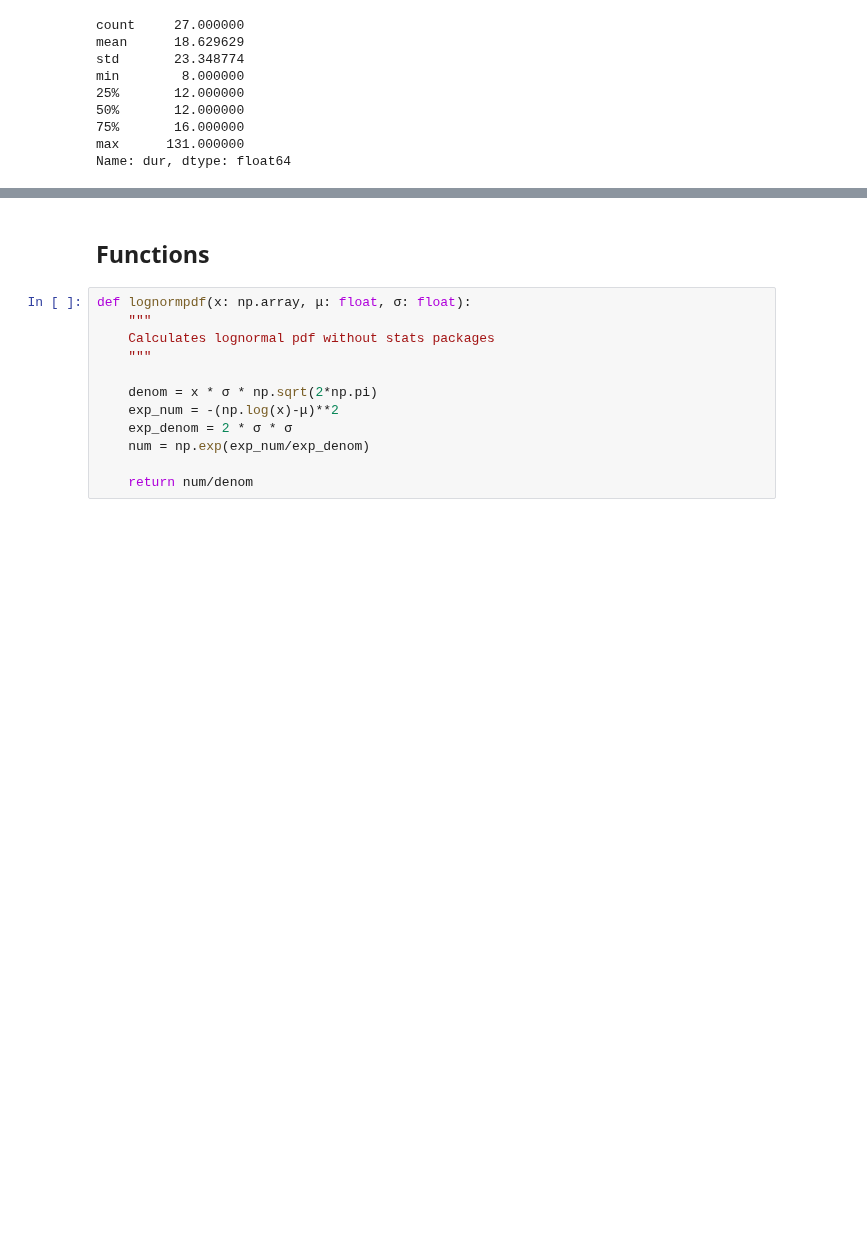
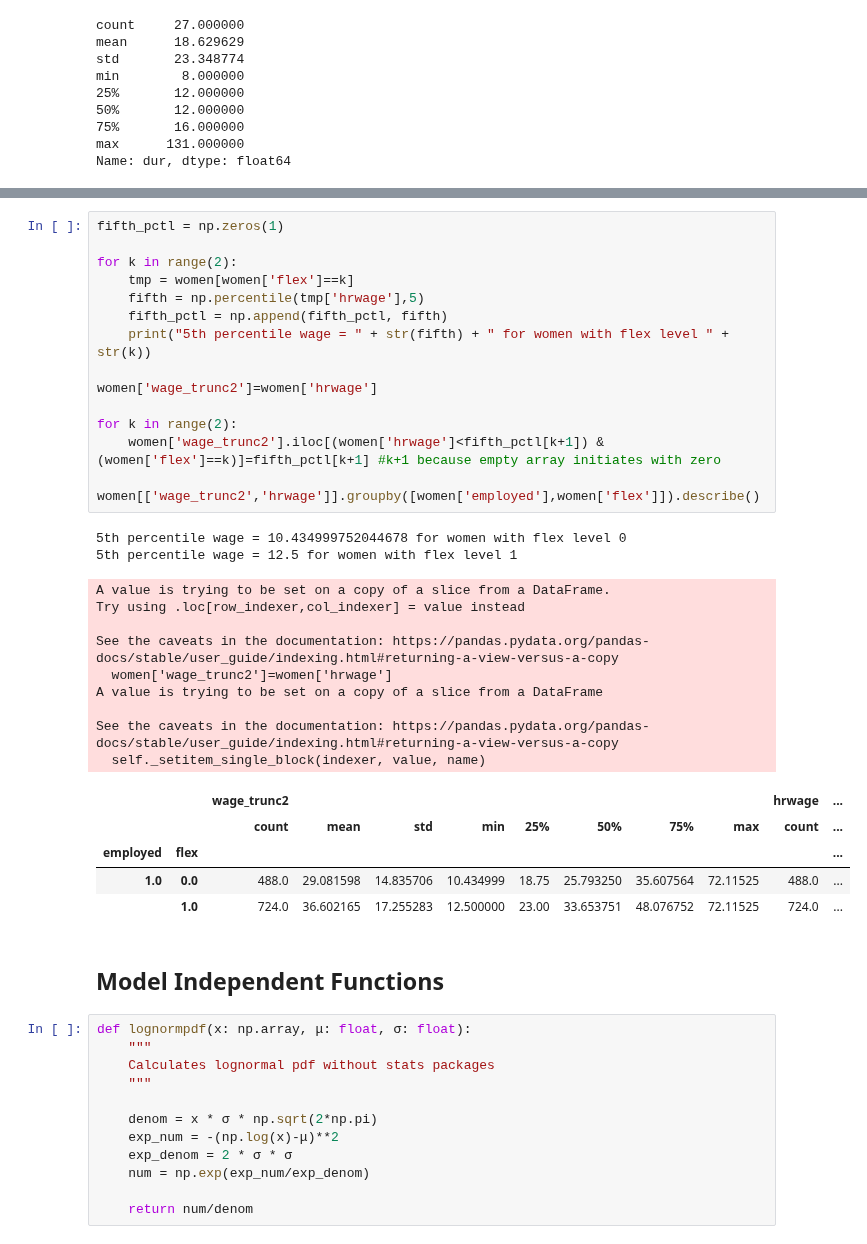
Before and after one commit to meganmccoy/flexibility-in-search-model, a Jupyter notebook: SimplifiedModel.ipynb, the cells around one changed output, grey strips where cells are left out. Cells and saved outputs as stored; diff of their text form; blank space fills up the shorter version.

```diff
--- a/SimplifiedModel.ipynb
+++ b/SimplifiedModel.ipynb
@@ -114,5 +207,37 @@ Name: dur, dtype: float64
+# %%
+fifth_pctl = np.zeros(1)
+
+for k in range(2):
+    tmp = women[women['flex']==k]
+    fifth = np.percentile(tmp['hrwage'],5)
+    fifth_pctl = np.append(fifth_pctl, fifth)
+    print("5th percentile wage = " + str(fifth) + " for women with flex level " + str(k))
+
+women['wage_trunc2']=women['hrwage']
+
+for k in range(2):
+    women['wage_trunc2'].iloc[(women['hrwage']<fifth_pctl[k+1]) & (women['flex']==k)]=fifth_pctl[k+1] #k+1 because empty array initiates with zero
+
+women[['wage_trunc2','hrwage']].groupby([women['employed'],women['flex']]).describe()
+# %% [output]
+5th percentile wage = 10.434999752044678 for women with flex level 0
+5th percentile wage = 12.5 for women with flex level 1
+A value is trying to be set on a copy of a slice from a DataFrame.
+Try using .loc[row_indexer,col_indexer] = value instead
+
+See the caveats in the documentation: https://pandas.pydata.org/pandas-docs/stable/user_guide/indexing.html#returning-a-view-versus-a-copy
+  women['wage_trunc2']=women['hrwage']
+A value is trying to be set on a copy of a slice from a DataFrame
+
+See the caveats in the documentation: https://pandas.pydata.org/pandas-docs/stable/user_guide/indexing.html#returning-a-view-versus-a-copy
+  self._setitem_single_block(indexer, value, name)
+|  |  | wage_trunc2 |  |  |  |  |  |  |  | hrwage | ... |
+|  |  | count | mean | std | min | 25% | 50% | 75% | max | count | ... |
+| employed | flex |  |  |  |  |  |  |  |  |  | ... |
+| 1.0 | 0.0 | 488.0 | 29.081598 | 14.835706 | 10.434999 | 18.75 | 25.793250 | 35.607564 | 72.11525 | 488.0 | ... |
+|  | 1.0 | 724.0 | 36.602165 | 17.255283 | 12.500000 | 23.00 | 33.653751 | 48.076752 | 72.11525 | 724.0 | ... |
 # %% [markdown]
-## Functions
+## Model Independent Functions
 # %%
 def lognormpdf(x: np.array, μ: float, σ: float):
     """
```
Also changed, not shown: parts of 41 cells of this notebook.
